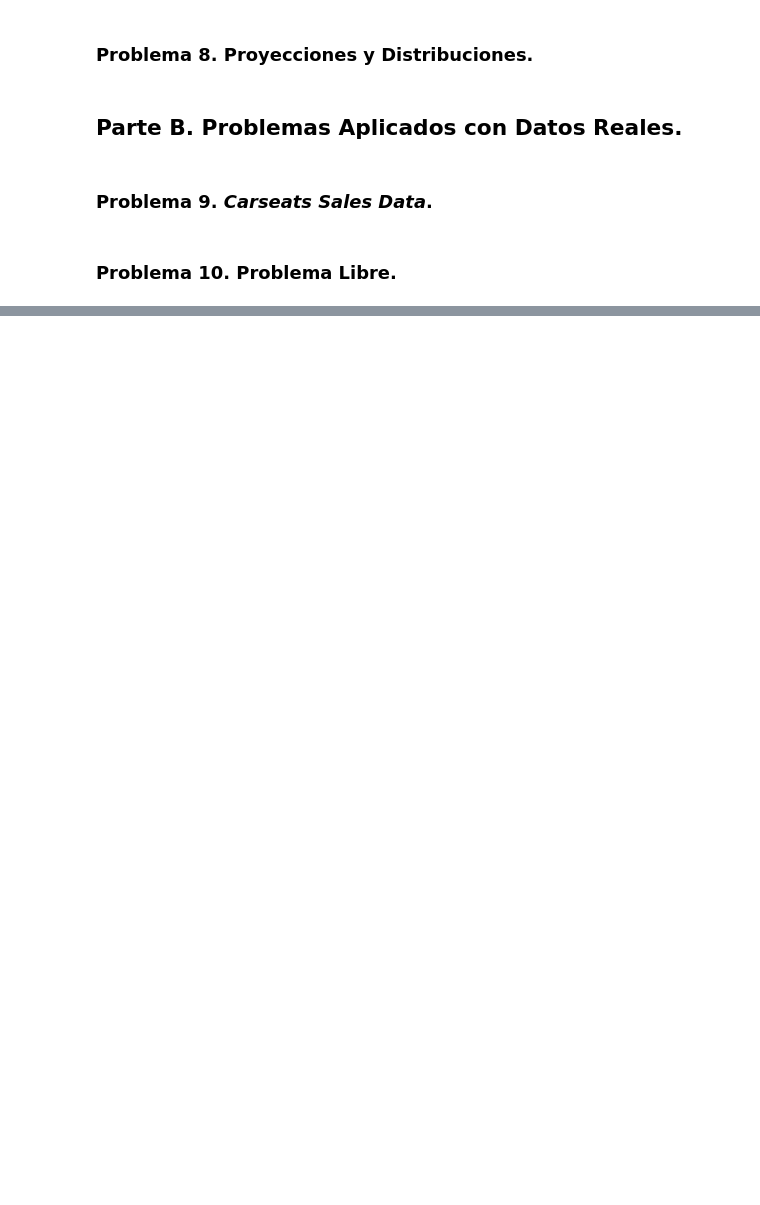
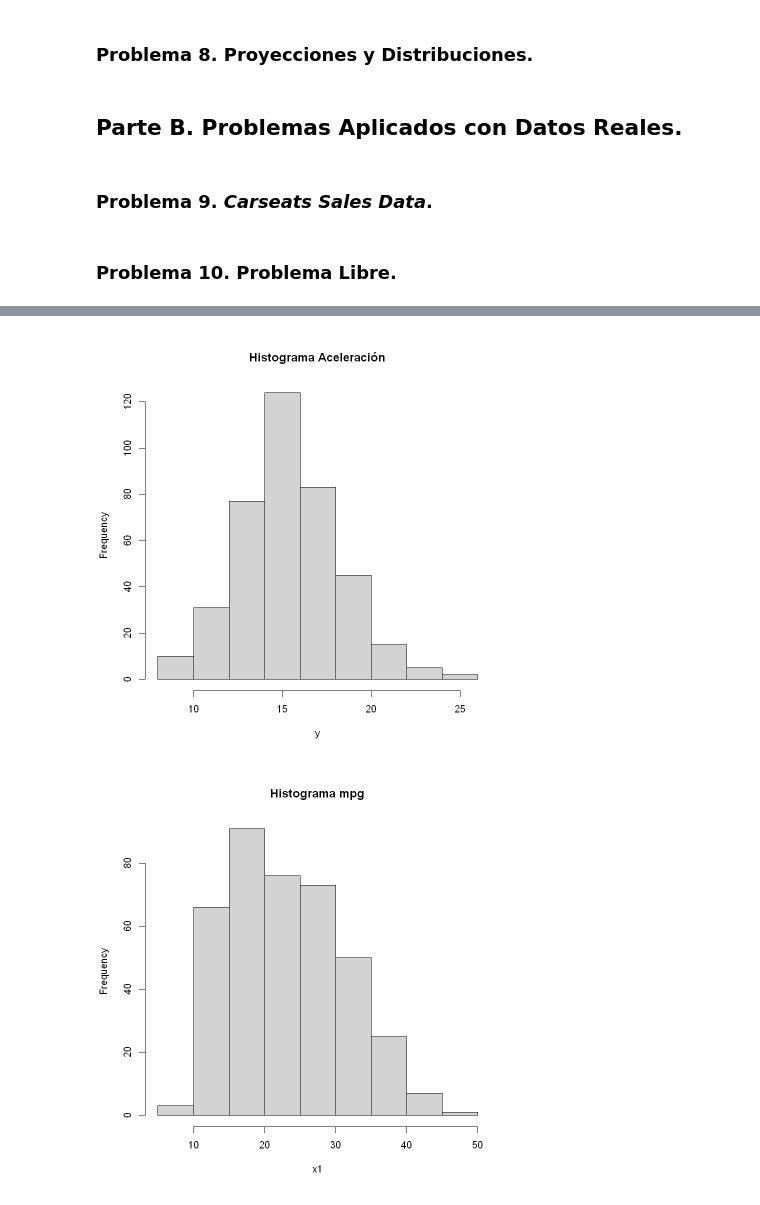
Before and after one commit to MantiMantilla/MEL-2022-2, a Jupyter notebook: Tareas/Tarea 1/Tarea 1.ipynb, the cells around one changed output, grey strips where cells are left out. Saved outputs shown, nothing was run; the diff lists cells and outputs as text; code cells hidden in the pictures; blank space fills up the shorter version.

```diff
--- a/Tareas/Tarea 1/Tarea 1.ipynb
+++ b/Tareas/Tarea 1/Tarea 1.ipynb
@@ -623,0 +806,15 @@ $$
+# %%
+library("ISLR")
+datos1 = Auto
+datos=datos1[,c(1,2,3,4,5,6,7)]
+
+y = datos$acceleration
+x1 = datos$mpg
+x2 = datos$cylinders
+x3 = datos$displacement
+x4 = datos$horsepower
+x5 = datos$weight
+x6 = datos$year
+
+#Resumen de la base de datos
+summary(datos)
@@ -623,0 +840,16 @@ $$
+# %%
+#Grafícas básicas
+#install.packages("ggplot2")
+library(ggplot2)
+
+#Histogramas
+hist(y,main = "Histograma Aceleración")
+hist(x1,main = "Histograma mpg")
+hist(x2,main = "Histograma Cilindros")
+hist(x3,main = "Histograma Desplazamiento")
+hist(x4,main = "Histograma Caballos de fuerza")
+hist(x5,main = "Histograma Peso")
+hist(x6,main = "Histograma Año")
+# %% [output]
+[figure, added]
+[figure, added]
```
Also changed, not shown: parts of 53 cells of this notebook.
